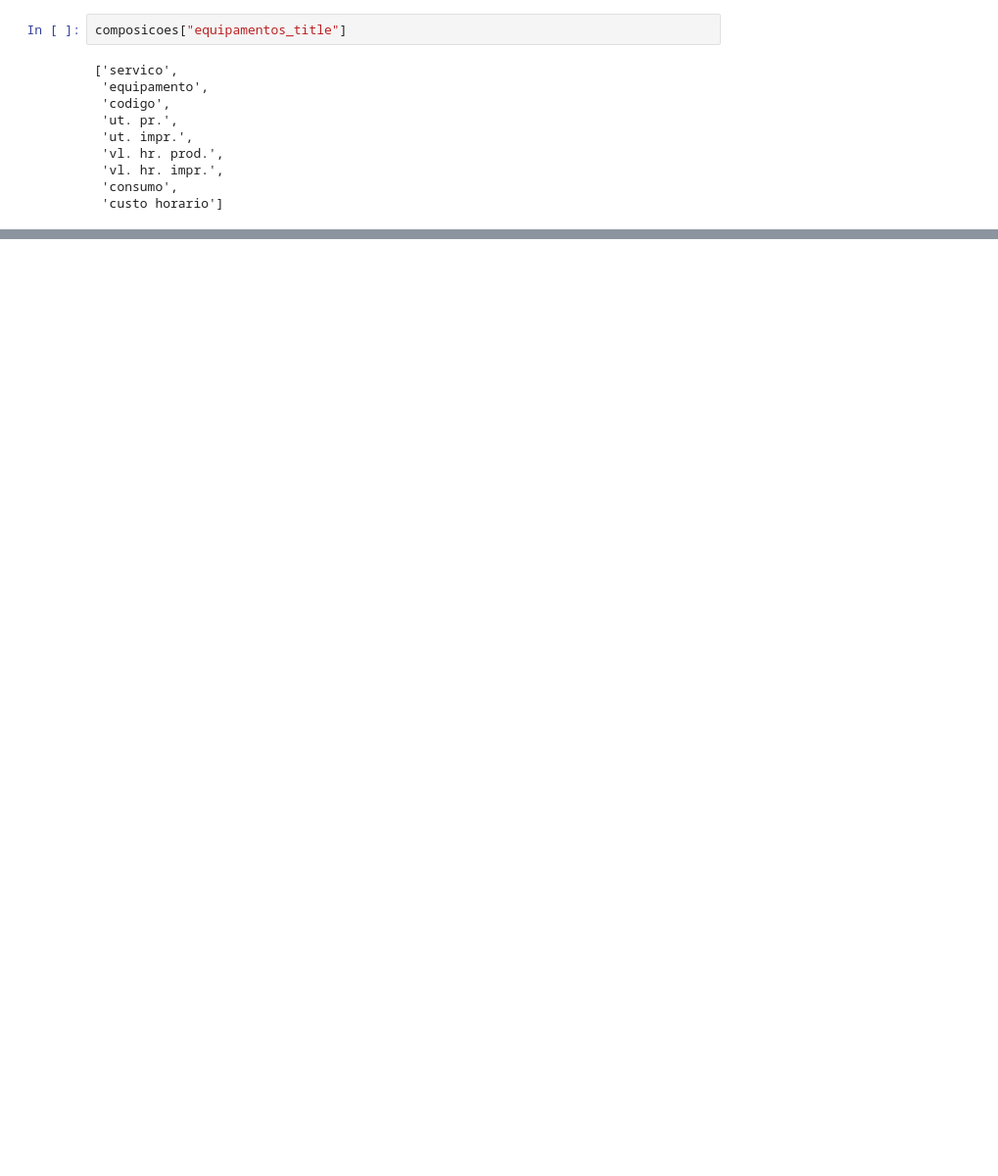
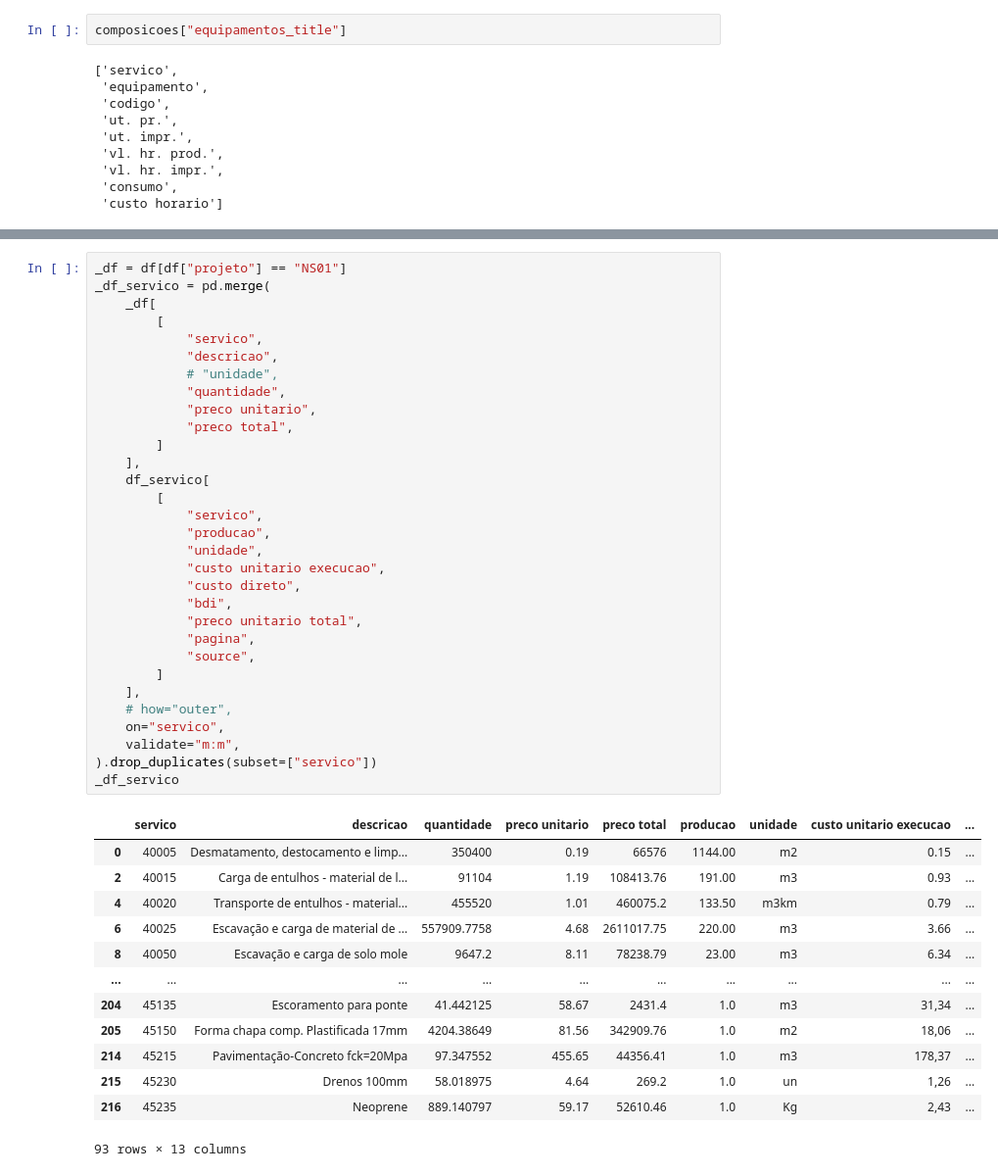
Before and after one commit to vinifroes/terraplanagem-pavimentacao, a Jupyter notebook: etl.ipynb, the cells around one changed output, grey strips where cells are left out. Shown at 98% size. Saved outputs shown, nothing was run; the diff lists cells and outputs as text; blank space fills up the shorter version.

```diff
--- a/etl.ipynb
+++ b/etl.ipynb
@@ -686,2 +873,47 @@ ValueError: could not convert string to float: '008DT'
+# %%
+_df = df[df["projeto"] == "NS01"]
+_df_servico = pd.merge(
+    _df[
+        [
+            "servico",
+            "descricao",
+            # "unidade",
+            "quantidade",
+            "preco unitario",
+            "preco total",
+        ]
+    ],
+    df_servico[
+        [
+            "servico",
+            "producao",
+            "unidade",
+            "custo unitario execucao",
+            "custo direto",
+            "bdi",
+            "preco unitario total",
+            "pagina",
+            "source",
+        ]
+    ],
+    # how="outer",
+    on="servico",
+    validate="m:m",
+).drop_duplicates(subset=["servico"])
+_df_servico
+# %% [output]
+|  | servico | descricao | quantidade | preco unitario | preco total | producao | unidade | custo unitario execucao | ... |
+| 0 | 40005 | Desmatamento, destocamento e limp... | 350400 | 0.19 | 66576 | 1144.00 | m2 | 0.15 | ... |
+| 2 | 40015 | Carga de entulhos - material de l... | 91104 | 1.19 | 108413.76 | 191.00 | m3 | 0.93 | ... |
+| 4 | 40020 | Transporte de entulhos - material... | 455520 | 1.01 | 460075.2 | 133.50 | m3km | 0.79 | ... |
+| 6 | 40025 | Escavação e carga de material de ... | 557909.7758 | 4.68 | 2611017.75 | 220.00 | m3 | 3.66 | ... |
+| 8 | 40050 | Escavação e carga de solo mole | 9647.2 | 8.11 | 78238.79 | 23.00 | m3 | 6.34 | ... |
+| ... | ... | ... | ... | ... | ... | ... | ... | ... | ... |
+| 204 | 45135 | Escoramento para ponte | 41.442125 | 58.67 | 2431.4 | 1.0 | m3 | 31,34 | ... |
+| 205 | 45150 | Forma chapa comp. Plastificada 17mm | 4204.38649 | 81.56 | 342909.76 | 1.0 | m2 | 18,06 | ... |
+| 214 | 45215 | Pavimentação-Concreto fck=20Mpa | 97.347552 | 455.65 | 44356.41 | 1.0 | m3 | 178,37 | ... |
+| 215 | 45230 | Drenos 100mm | 58.018975 | 4.64 | 269.2 | 1.0 | un | 1,26 | ... |
+| 216 | 45235 | Neoprene | 889.140797 | 59.17 | 52610.46 | 1.0 | Kg | 2,43 | ... |
+93 rows × 13 columns
 # %%
 for s in sheets:
```
Also changed, not shown: parts of 13 cells of this notebook, 2 other files.
